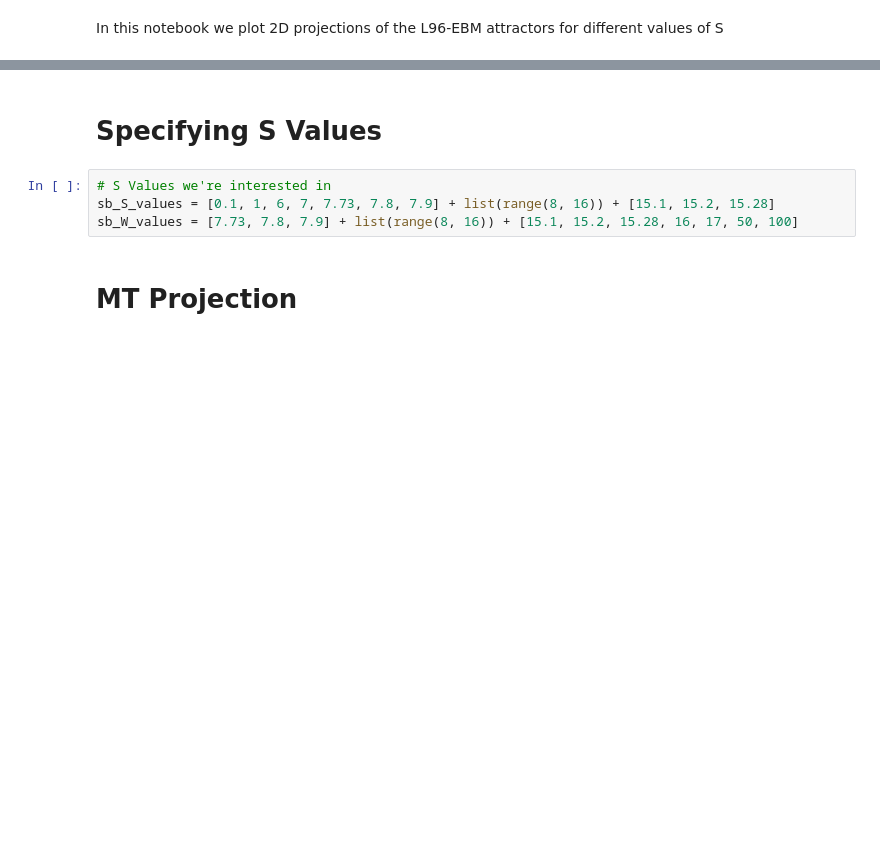
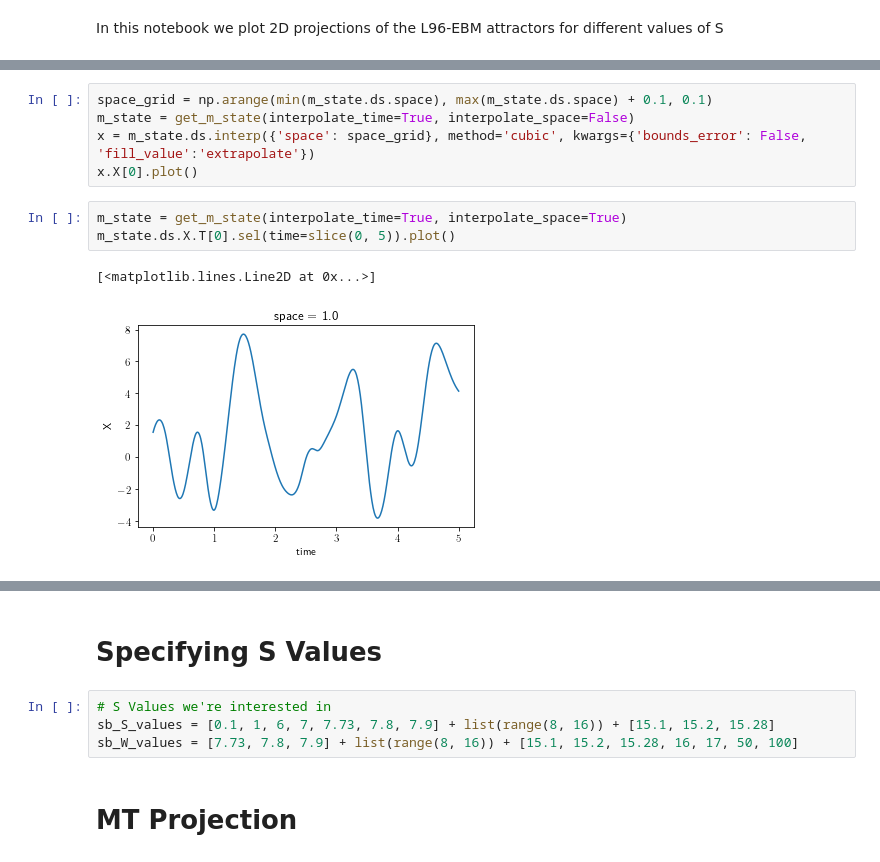
Before and after one commit to CalvinNesbitt/L96-EBM-Effect-of-S, a Jupyter notebook: Plotting-Effect-of-S/2D-Projections-of-Attractors.ipynb, the cells around one changed output, grey strips where cells are left out. Cells and saved outputs as stored; diff of their text form; blank space fills up the shorter version.

```diff
--- a/Plotting-Effect-of-S/2D-Projections-of-Attractors.ipynb
+++ b/Plotting-Effect-of-S/2D-Projections-of-Attractors.ipynb
@@ -4,0 +56,11 @@ from plotting_IO import *
+# %%
+space_grid = np.arange(min(m_state.ds.space), max(m_state.ds.space) + 0.1, 0.1)
+m_state = get_m_state(interpolate_time=True, interpolate_space=False)
+x = m_state.ds.interp({'space': space_grid}, method='cubic', kwargs={'bounds_error': False, 'fill_value':'extrapolate'})
+x.X[0].plot()
+# %%
+m_state = get_m_state(interpolate_time=True, interpolate_space=True)
+m_state.ds.X.T[0].sel(time=slice(0, 5)).plot()
+# %% [output]
+[<matplotlib.lines.Line2D at 0x...>]
+[figure, added]
```
Also changed, not shown: parts of 19 cells of this notebook, 4 other files.
